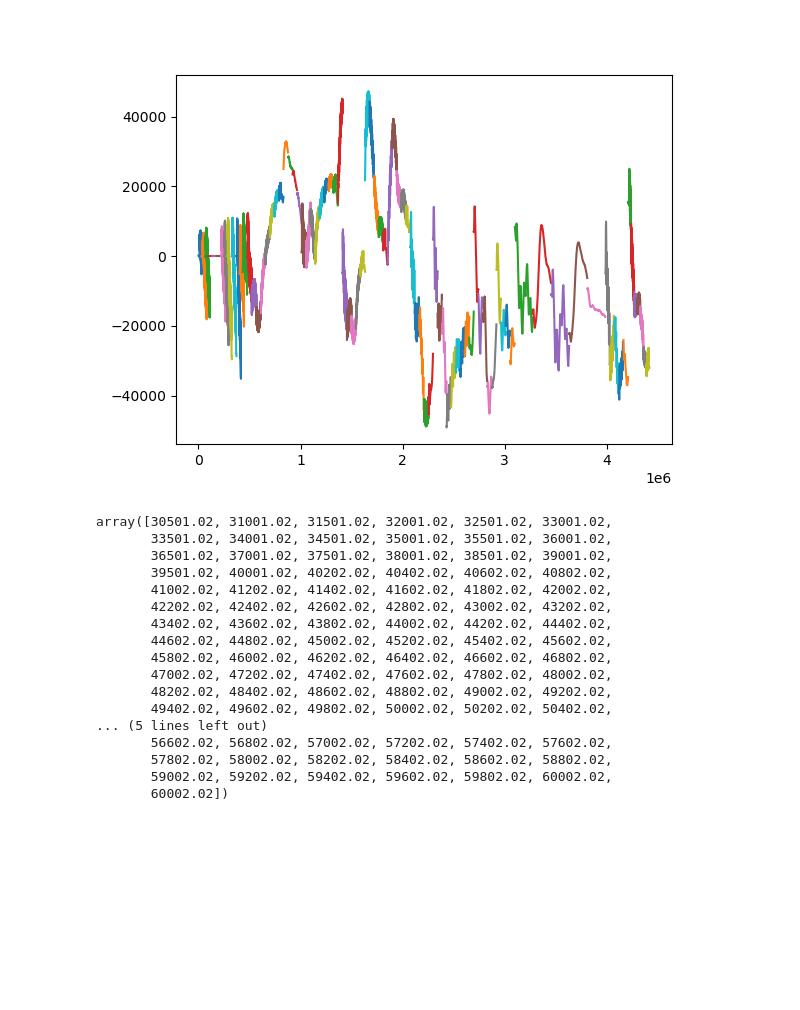
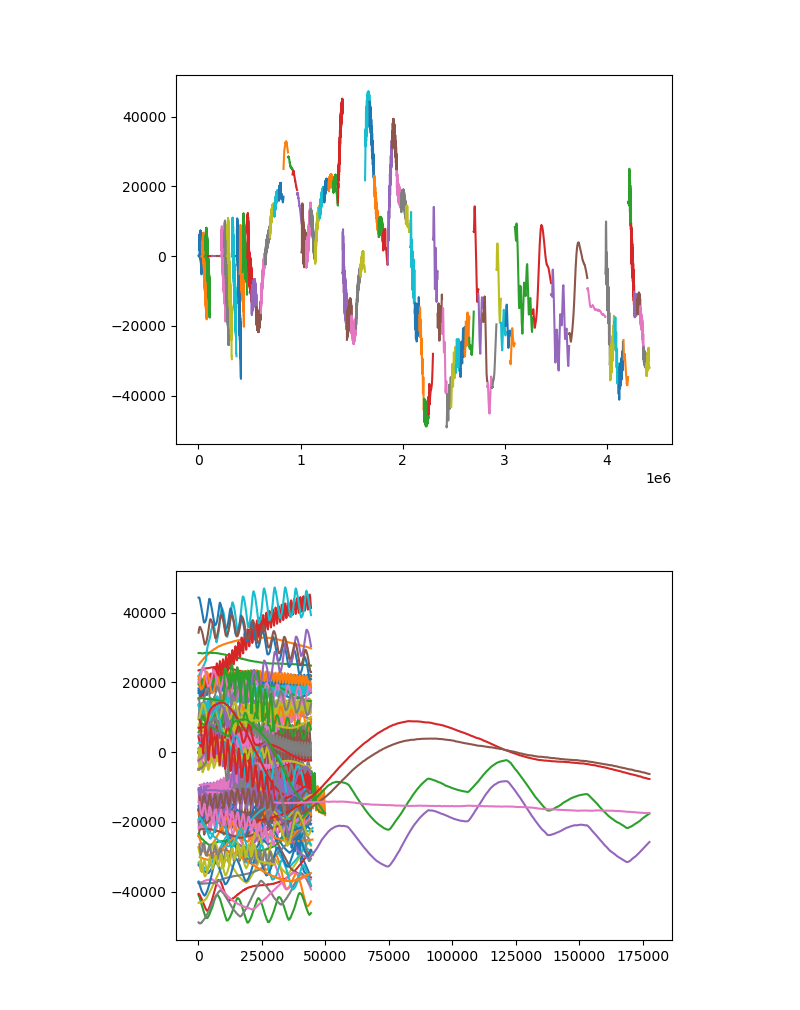
Before and after one commit to orlandomarcelo/DREAM_repo, a Jupyter notebook: Notebooks/different_xaxis.ipynb, the cells around one changed output. Drawn from its saved outputs; the diff is of its cells as text; code cells hidden in the pictures; blank space fills up the shorter version.

```diff
--- a/Notebooks/different_xaxis.ipynb
+++ b/Notebooks/different_xaxis.ipynb
@@ -40,22 +40,10 @@ plt.show()
 # %% [output]
 [figure]
 # %%
-sinus_JTS.clean_times[i]+sinus_JTS.clean_times[i-1][-1]
+plt.figure()
+time = []
+for i, k in enumerate(sinus_JTS.clean_data):
+    plt.plot(sinus_JTS.clean_times[i],k)
+plt.show()
 # %% [output]
-array([30501.02, 31001.02, 31501.02, 32001.02, 32501.02, 33001.02,
-       33501.02, 34001.02, 34501.02, 35001.02, 35501.02, 36001.02,
-       36501.02, 37001.02, 37501.02, 38001.02, 38501.02, 39001.02,
-       39501.02, 40001.02, 40202.02, 40402.02, 40602.02, 40802.02,
-       41002.02, 41202.02, 41402.02, 41602.02, 41802.02, 42002.02,
-       42202.02, 42402.02, 42602.02, 42802.02, 43002.02, 43202.02,
-       43402.02, 43602.02, 43802.02, 44002.02, 44202.02, 44402.02,
-       44602.02, 44802.02, 45002.02, 45202.02, 45402.02, 45602.02,
-       45802.02, 46002.02, 46202.02, 46402.02, 46602.02, 46802.02,
-       47002.02, 47202.02, 47402.02, 47602.02, 47802.02, 48002.02,
-       48202.02, 48402.02, 48602.02, 48802.02, 49002.02, 49202.02,
-       49402.02, 49602.02, 49802.02, 50002.02, 50202.02, 50402.02,
-... (5 lines left out)
-       56602.02, 56802.02, 57002.02, 57202.02, 57402.02, 57602.02,
-       57802.02, 58002.02, 58202.02, 58402.02, 58602.02, 58802.02,
-       59002.02, 59202.02, 59402.02, 59602.02, 59802.02, 60002.02,
-       60002.02])
+[figure, added]
```
Also changed, not shown: 6 other files.
